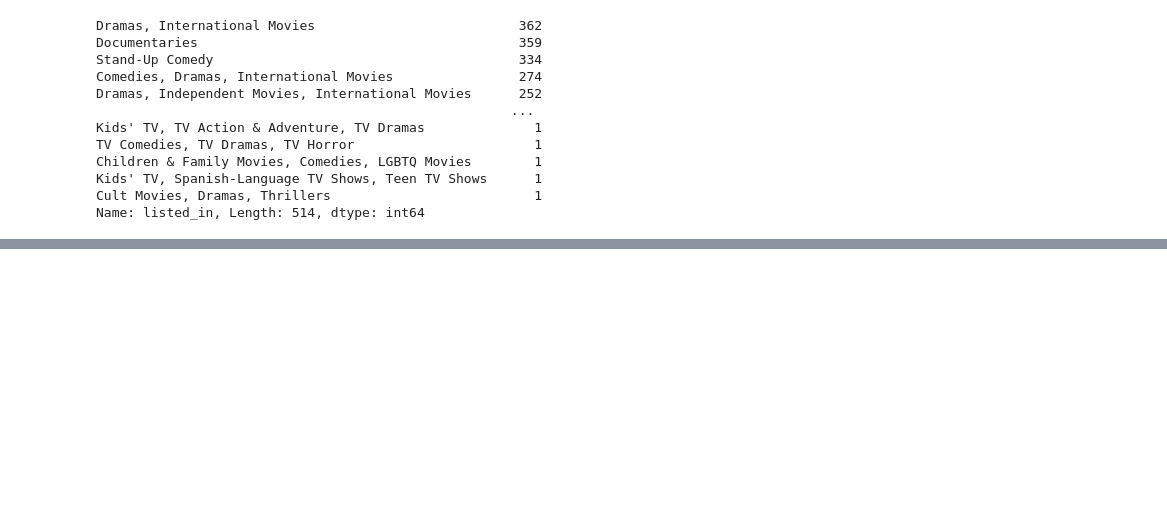
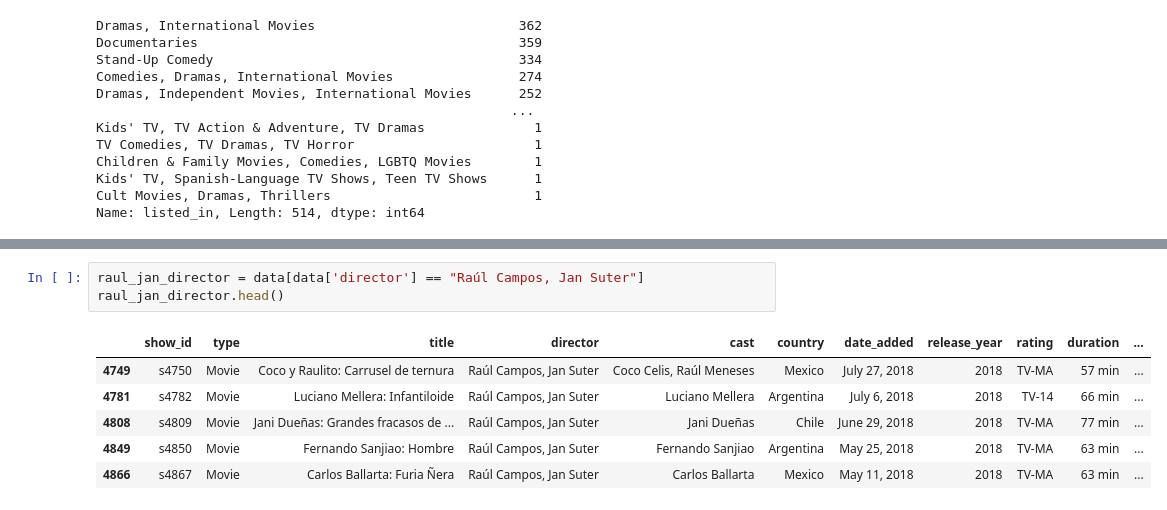
Before and after one commit to ArdeshnaA/EDA-Projects, a Jupyter notebook: Movies_EDA.ipynb, the cells around one changed output, grey strips where cells are left out. Drawn from its saved outputs; the diff is of its cells as text; blank space fills up the shorter version.

```diff
--- a/Movies_EDA.ipynb
+++ b/Movies_EDA.ipynb
@@ -202,0 +210,10 @@ plt.show()
+# %%
+raul_jan_director = data[data['director'] == "Raúl Campos, Jan Suter"]
+raul_jan_director.head()
+# %% [output]
+|  | show_id | type | title | director | cast | country | date_added | release_year | rating | duration | ... |
+| 4749 | s4750 | Movie | Coco y Raulito: Carrusel de ternura | Raúl Campos, Jan Suter | Coco Celis, Raúl Meneses | Mexico | July 27, 2018 | 2018 | TV-MA | 57 min | ... |
+| 4781 | s4782 | Movie | Luciano Mellera: Infantiloide | Raúl Campos, Jan Suter | Luciano Mellera | Argentina | July 6, 2018 | 2018 | TV-14 | 66 min | ... |
+| 4808 | s4809 | Movie | Jani Dueñas: Grandes fracasos de ... | Raúl Campos, Jan Suter | Jani Dueñas | Chile | June 29, 2018 | 2018 | TV-MA | 77 min | ... |
+| 4849 | s4850 | Movie | Fernando Sanjiao: Hombre | Raúl Campos, Jan Suter | Fernando Sanjiao | Argentina | May 25, 2018 | 2018 | TV-MA | 63 min | ... |
+| 4866 | s4867 | Movie | Carlos Ballarta: Furia Ñera | Raúl Campos, Jan Suter | Carlos Ballarta | Mexico | May 11, 2018 | 2018 | TV-MA | 63 min | ... |
```
Also changed, not shown: parts of 10 cells of this notebook.
